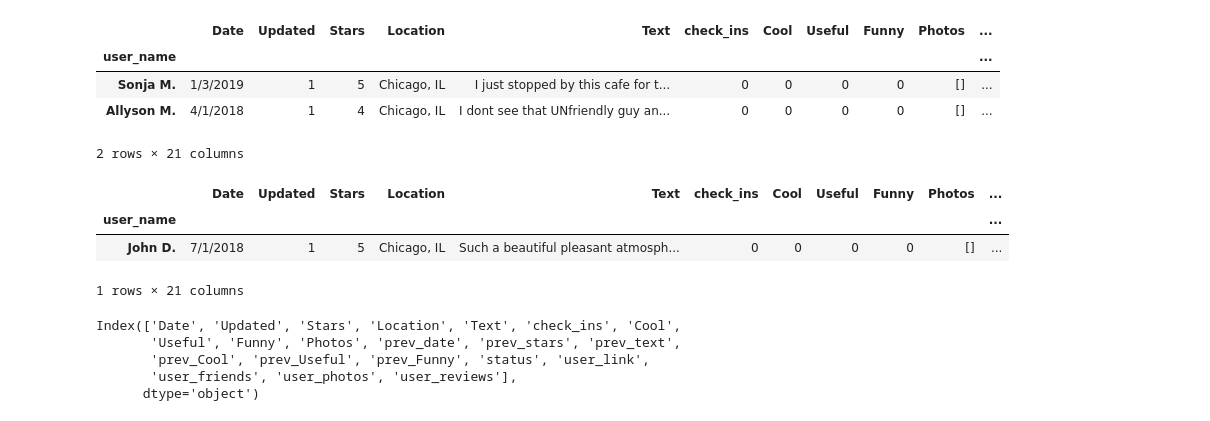
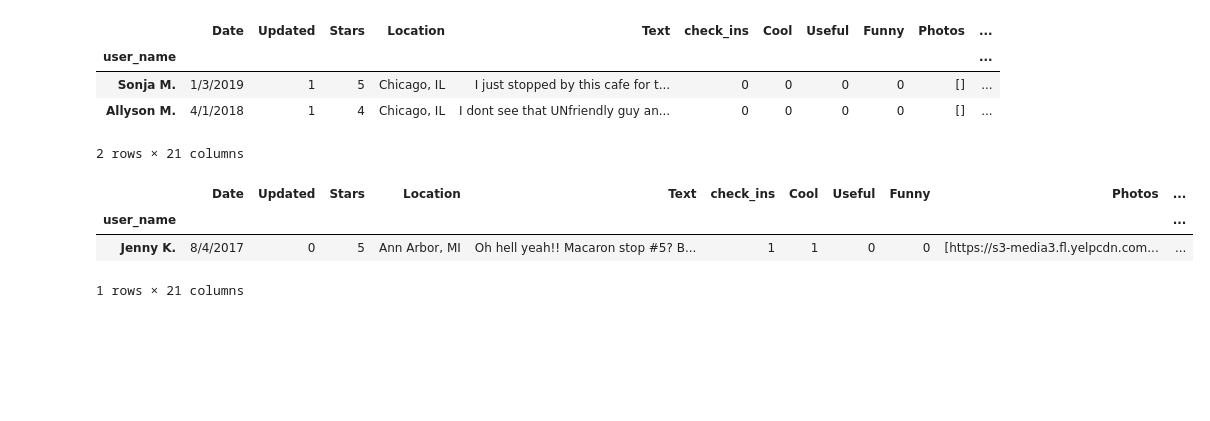
Before and after one commit to PoojaChopra123/pie_thon, a Jupyter notebook: jupyter notebooks/stacy_scratch.ipynb, the cells around one changed output. Drawn from its saved outputs; the diff is of its cells as text; code cells hidden in the pictures; blank space fills up the shorter version.

```diff
--- a/jupyter notebooks/stacy_scratch.ipynb
+++ b/jupyter notebooks/stacy_scratch.ipynb
@@ -375,7 +460,7 @@ for event in event_list:
             'event_title' : title,
             'event_time' : time_frame,
             'event_date' : date,
-            'event_link' : event_l
+            'event_link' : 'https://www.lyceechicago.org' + event_l
         }
         event_details.append(info)
 print(json.dumps(event_details, indent=4, sort_keys=True))
@@ -570,7 +546,7 @@ for index, row in belmont_review_df.iterrows():
         try:
             belmont_review_df.loc[index, 'review_date'] = row['review_date'].split('\n')[0]
             belmont_review_df.loc[index, 'prev_date'] = row['prev_date'].split('\n')[0]
-        except AtrributeError as error:
+        except AttributeError as error:
             print(error)
 # %% [output]
 1
@@ -649,17 +624,9 @@ belmont_review_df.loc[belmont_review_df.index == 'John D.', ['prev_Cool']] = '0'
 belmont_review_df.loc[belmont_review_df.index == 'John D.', ['prev_Funny']] = '0'
 belmont_review_df.loc[belmont_review_df.index == 'John D.', ['prev_Useful']] = '0'
 # %%
-belmont_review_df.loc[belmont_review_df.index == 'John D.', :]
+belmont_review_df.loc[belmont_review_df.index == 'Jenny K.', :]
 # %% [output]
 |  | Date | Updated | Stars | Location | Text | check_ins | Cool | Useful | Funny | Photos | ... |
 | user_name |  |  |  |  |  |  |  |  |  |  | ... |
-| John D. | 7/1/2018 | 1 | 5 | Chicago, IL | Such a beautiful pleasant atmosph... | 0 | 0 | 0 | 0 | [] | ... |
+| Jenny K. | 8/4/2017 | 0 | 5 | Ann Arbor, MI | Oh hell yeah!! Macaron stop #5? B... | 1 | 1 | 0 | 0 | [https://s3-media3.fl.yelpcdn.com... | ... |
 1 rows × 21 columns
-# %%
-belmont_review_df.columns
-# %% [output]
-Index(['Date', 'Updated', 'Stars', 'Location', 'Text', 'check_ins', 'Cool',
-       'Useful', 'Funny', 'Photos', 'prev_date', 'prev_stars', 'prev_text',
-       'prev_Cool', 'prev_Useful', 'prev_Funny', 'status', 'user_link',
-       'user_friends', 'user_photos', 'user_reviews'],
-      dtype='object')
```
Also changed, not shown: parts of 79 cells of this notebook, 4 other files.
